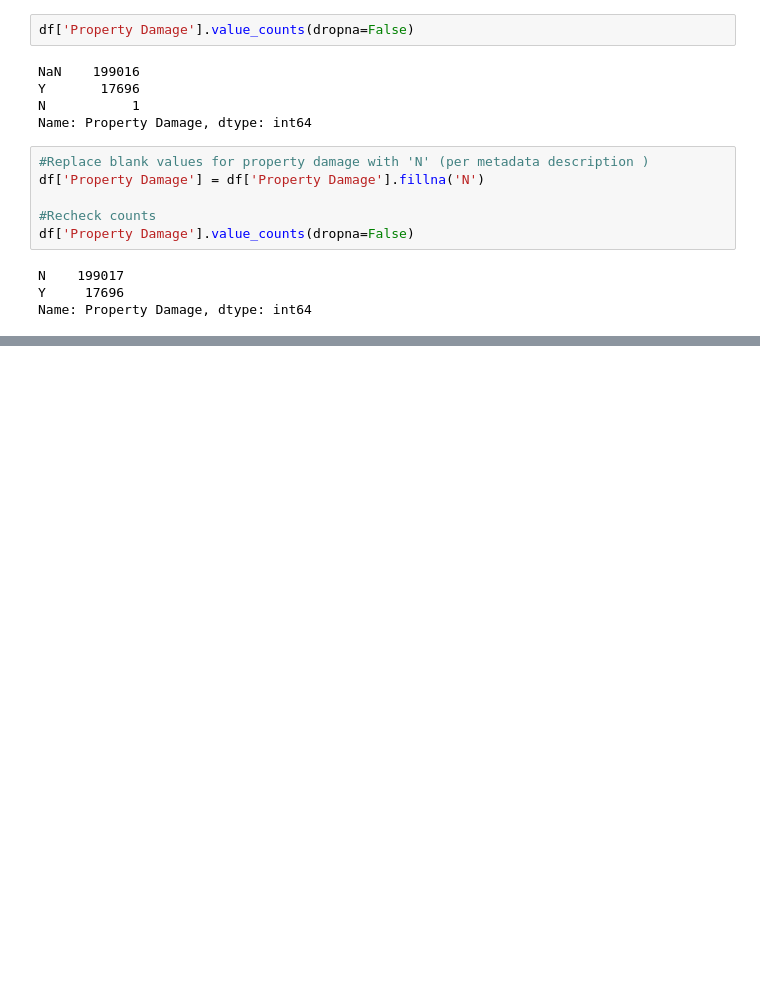
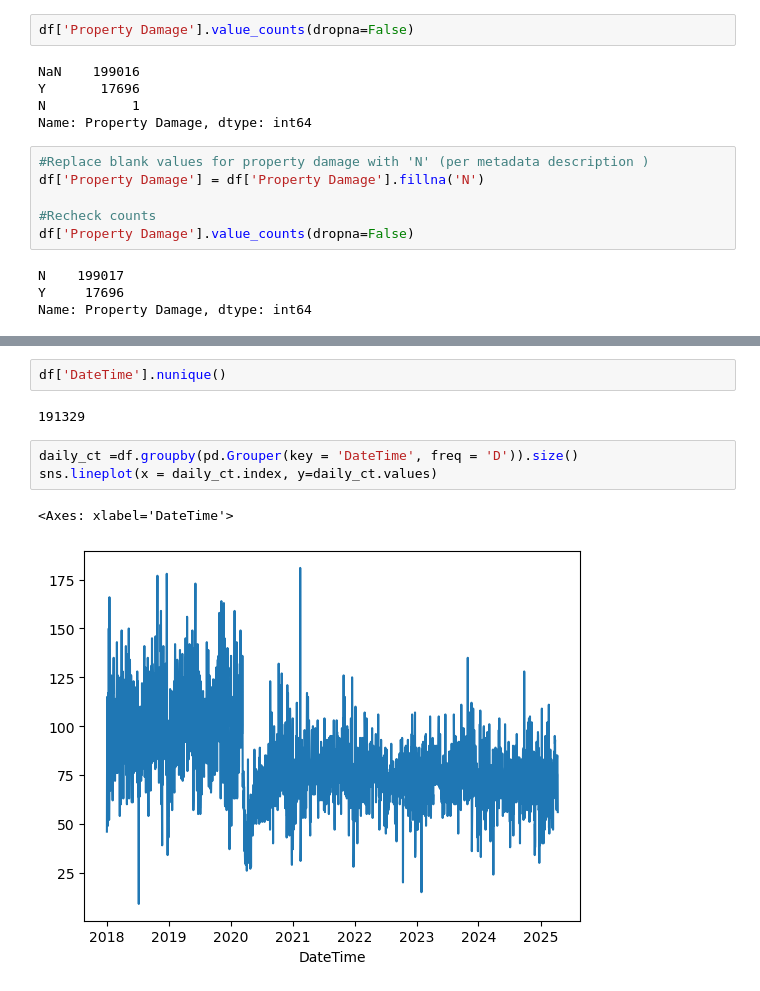
Before and after one commit to essetetsahai/nashville_traffic, a Jupyter notebook: notebooks/traffic_notebook.ipynb, the cells around one changed output, grey strips where cells are left out. Drawn from its saved outputs; the diff is of its cells as text; blank space fills up the shorter version.

Commit message:
Time-series analysis

```diff
--- a/notebooks/traffic_notebook.ipynb
+++ b/notebooks/traffic_notebook.ipynb
@@ -319,0 +320,10 @@ sns.histplot(data=df2['DateTime'].dt.month, shrink = 3)
+# %%
+df['DateTime'].nunique()
+# %% [output]
+191329
+# %%
+daily_ct =df.groupby(pd.Grouper(key = 'DateTime', freq = 'D')).size()
+sns.lineplot(x = daily_ct.index, y=daily_ct.values)
+# %% [output]
+<Axes: xlabel='DateTime'>
+[figure, added]
```
Also changed, not shown: parts of 30 cells of this notebook.
